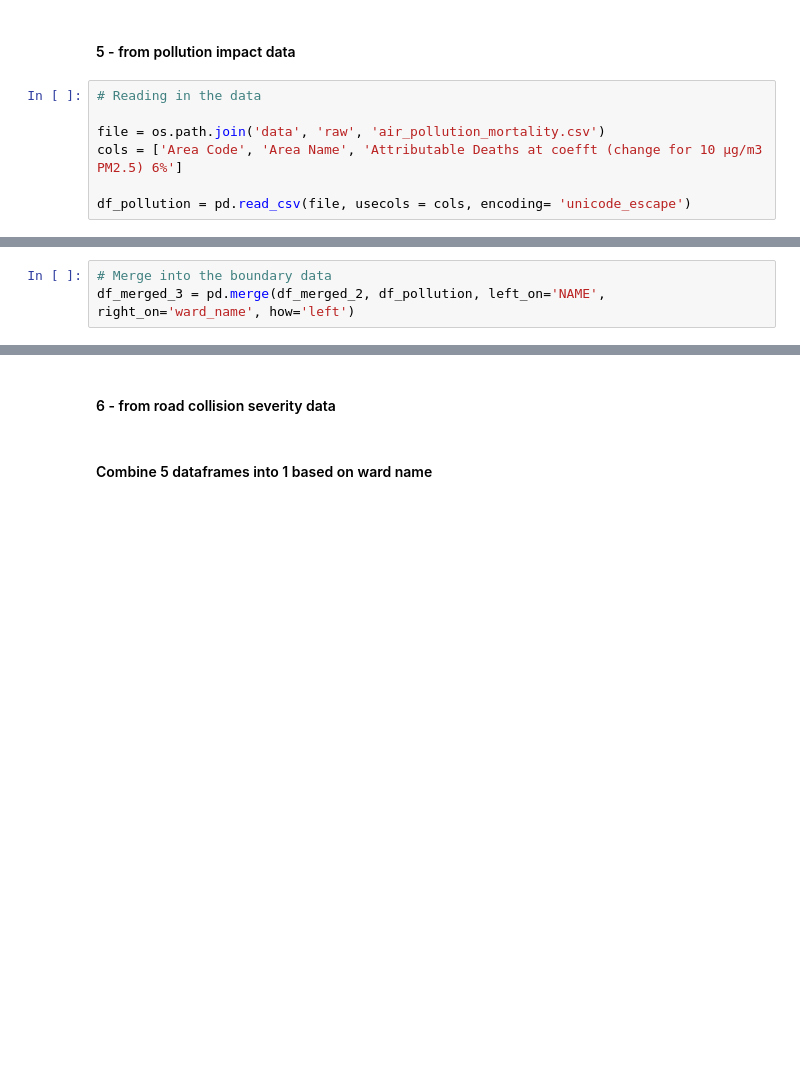
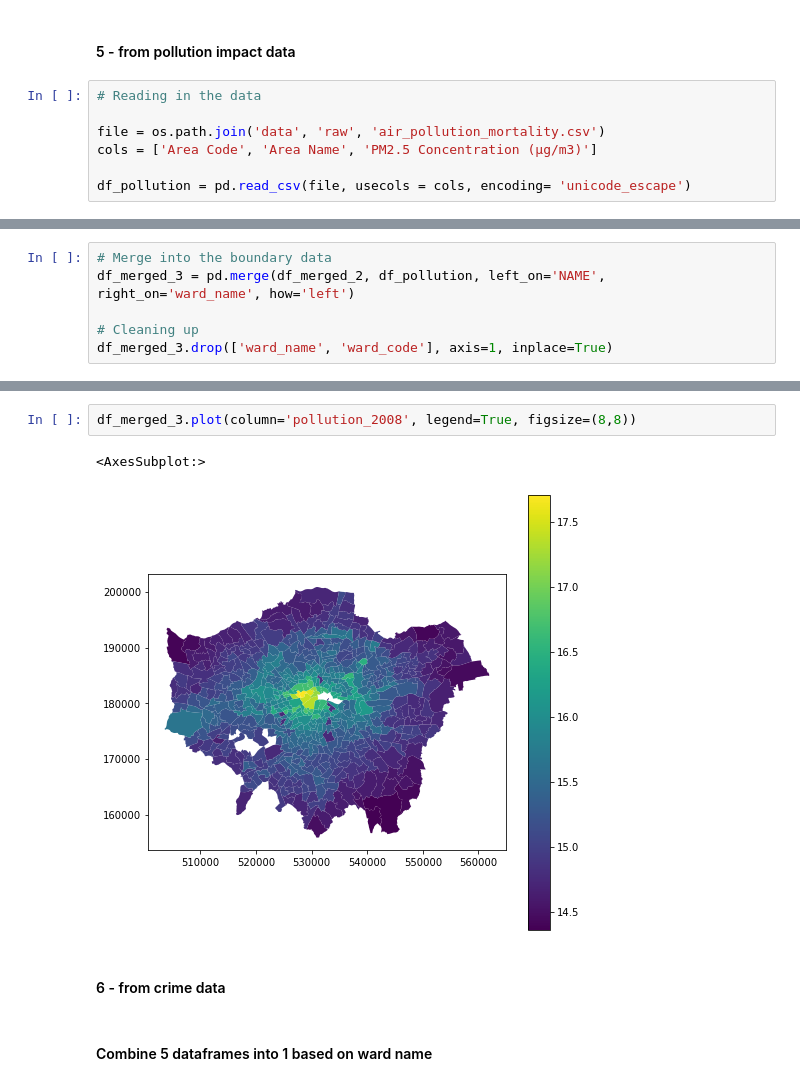
Before and after one commit to neneninja97/liveable_london, a Jupyter notebook: data_pre_processing.ipynb, the cells around one changed output, grey strips where cells are left out. Saved outputs shown, nothing was run; the diff lists cells and outputs as text; blank space fills up the shorter version.

```diff
--- a/data_pre_processing.ipynb
+++ b/data_pre_processing.ipynb
@@ -221,7 +226,7 @@ memory usage: 46.0+ KB
 # Reading in the data
 
 file = os.path.join('data', 'raw', 'air_pollution_mortality.csv')
-cols = ['Area Code', 'Area Name', 'Attributable Deaths at coefft (change for 10 µg/m3 PM2.5) 6%']
+cols = ['Area Code', 'Area Name', 'PM2.5 Concentration (µg/m3)']
 
 df_pollution = pd.read_csv(file, usecols = cols, encoding= 'unicode_escape')
 # %%
@@ -246,6 +256,9 @@ memory usage: 14.8+ KB
 # %%
 # Merge into the boundary data
 df_merged_3 = pd.merge(df_merged_2, df_pollution, left_on='NAME', right_on='ward_name', how='left')
+
+# Cleaning up
+df_merged_3.drop(['ward_name', 'ward_code'], axis=1, inplace=True)
 # %%
 df_merged_3.info()
 # %% [output]
@@ -270,5 +281,10 @@ memory usage: 65.4+ KB
+# %%
+df_merged_3.plot(column='pollution_2008', legend=True, figsize=(8,8))
+# %% [output]
+<AxesSubplot:>
+[figure, added]
 # %% [markdown]
-#### 6 - from road collision severity data
+#### 6 - from crime data
 # %% [markdown]
 #### Combine 5 dataframes into 1 based on ward name
 # %%
```
Also changed, not shown: parts of 9 cells of this notebook.
